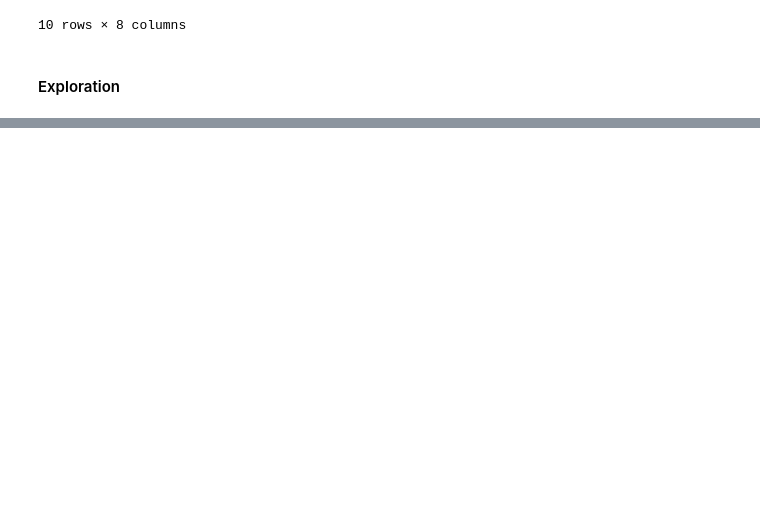
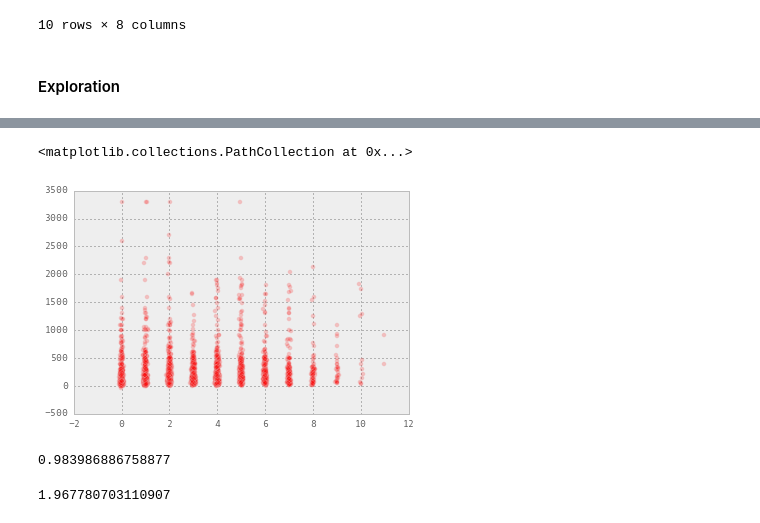
Before and after one commit to krl22785/infoViz, a Jupyter notebook: health_data_exploration.ipynb, the cells around one changed output, grey strips where cells are left out. Cells and saved outputs as stored; diff of their text form; code cells hidden in the pictures; blank space fills up the shorter version.

```diff
--- a/health_data_exploration.ipynb
+++ b/health_data_exploration.ipynb
@@ -180,0 +238,14 @@ inp_claims[inp_claims['DESYNPUF_ID'] == '00016F745862898F']
+# %%
+plt.scatter(np.random.normal(test1['total_CC'], .04), test1['CLM_PMT_AMT'], alpha = .2, c = 'r')
+#final.boxplot(by = 'total_CC')
+# %% [output]
+<matplotlib.collections.PathCollection at 0x...>
+[figure, added]
+# %%
+np.random.normal(1, .02)
+# %% [output]
+0.983986886758877
+# %%
+np.random.normal(2, 0.04)
+# %% [output]
+1.967780703110907
```
Also changed, not shown: parts of 21 cells of this notebook.
